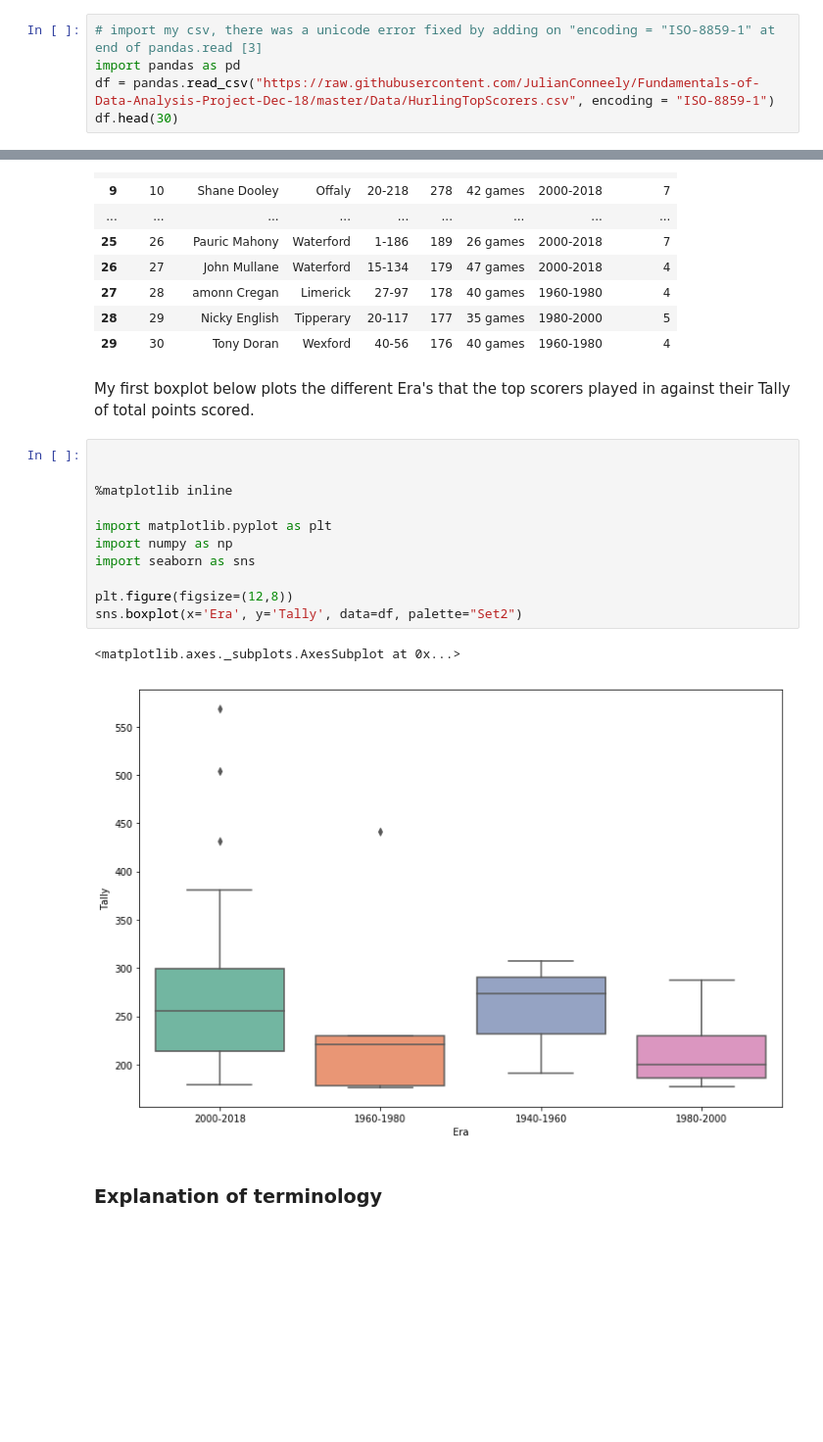
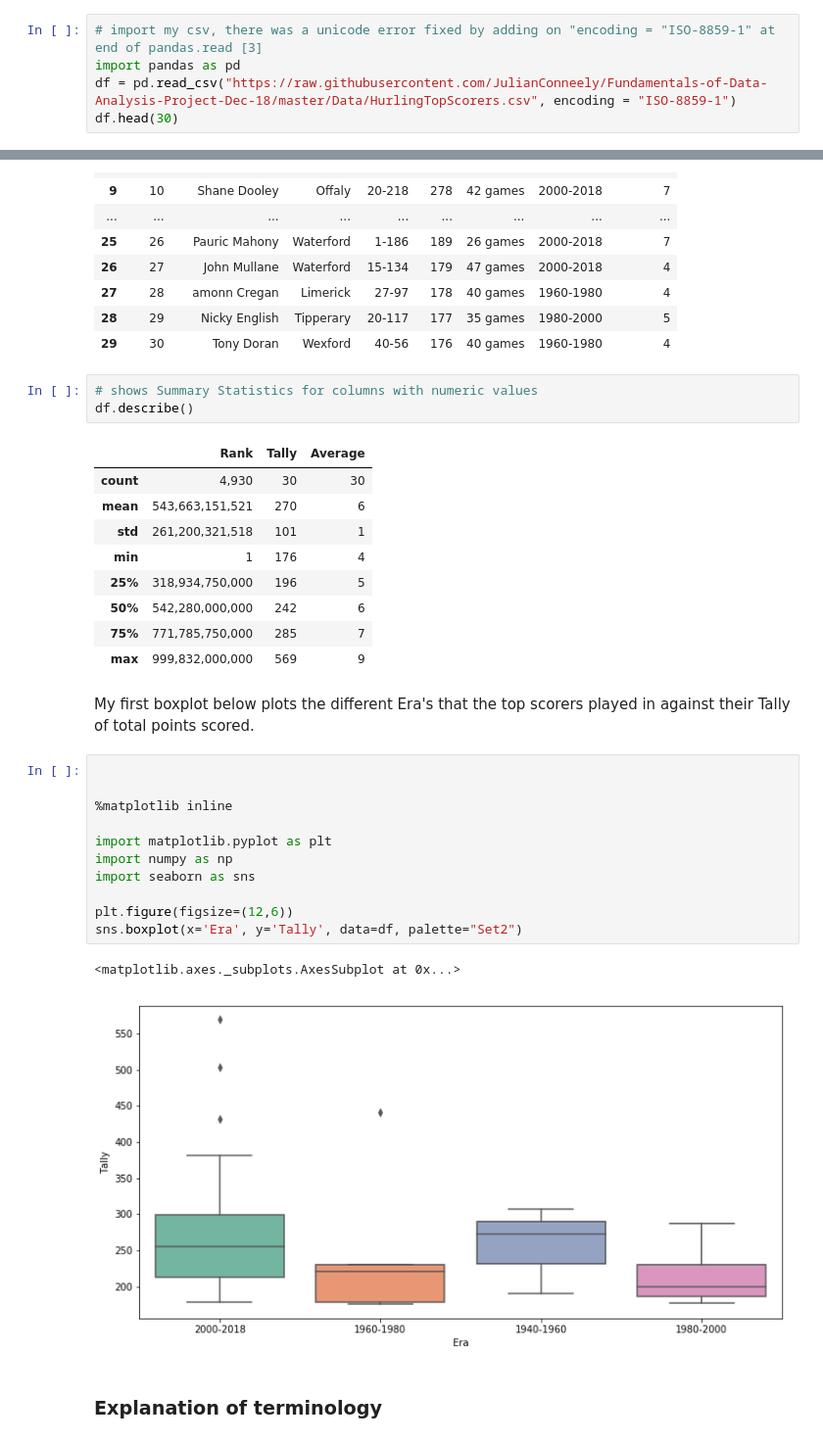
Before and after one commit to JulianConneely/Fundamentals-of-Data-Analysis-Project-Dec-18, a Jupyter notebook: Boxplot.ipynb, the cells around one changed output, grey strips where cells are left out. Shown: that part at 98% size. Cells and saved outputs as stored; diff of their text form; blank space fills up the shorter version.

Commit message:
added summary stats

```diff
--- a/Boxplot.ipynb
+++ b/Boxplot.ipynb
@@ -42,7 +42,7 @@ I converted the table into a csv and imported it into my jupyter notebook using
 # %%
 # import my csv, there was a unicode error fixed by adding on "encoding = "ISO-8859-1" at end of pandas.read [3]
 import pandas as pd
-df = pandas.read_csv("https://raw.githubusercontent.com/JulianConneely/Fundamentals-of-Data-Analysis-Project-Dec-18/master/Data/HurlingTopScorers.csv", encoding = "ISO-8859-1")
+df = pd.read_csv("https://raw.githubusercontent.com/JulianConneely/Fundamentals-of-Data-Analysis-Project-Dec-18/master/Data/HurlingTopScorers.csv", encoding = "ISO-8859-1")
 df.head(30)
 # %% [output]
 |  | Rank | Player | Team | Scores | Tally | Games | Era | Average |
@@ -85,21 +85,34 @@ df.head(30)
 | 28 | 29 | Nicky English | Tipperary | 20-117 | 177 | 35 games | 1980-2000 | 5 |
 | 29 | 30 | Tony Doran | Wexford | 40-56 | 176 | 40 games | 1960-1980 | 4 |
+# %%
+# shows Summary Statistics for columns with numeric values
+df.describe()
+# %% [output]
+|  | Rank | Tally | Average |
+| count | 4,930 | 30 | 30 |
+| mean | 543,663,151,521 | 270 | 6 |
+| std | 261,200,321,518 | 101 | 1 |
+| min | 1 | 176 | 4 |
+| 25% | 318,934,750,000 | 196 | 5 |
+| 50% | 542,280,000,000 | 242 | 6 |
+| 75% | 771,785,750,000 | 285 | 7 |
+| max | 999,832,000,000 | 569 | 9 |
 # %% [markdown]
 My first boxplot below plots the different Era's that the top scorers played in against their Tally of total points scored.
 # %%
 
 
 %matplotlib inline
 
 import matplotlib.pyplot as plt
 import numpy as np
 import seaborn as sns
 
-plt.figure(figsize=(12,8))
+plt.figure(figsize=(12,6))
 sns.boxplot(x='Era', y='Tally', data=df, palette="Set2")
 # %% [output]
 <matplotlib.axes._subplots.AxesSubplot at 0x...>
-[figure, old version]
+[figure, new version]
 # %% [markdown]
 ### Explanation of terminology
 # %% [markdown]
```
Also changed, not shown: parts of 1 cell of this notebook.
